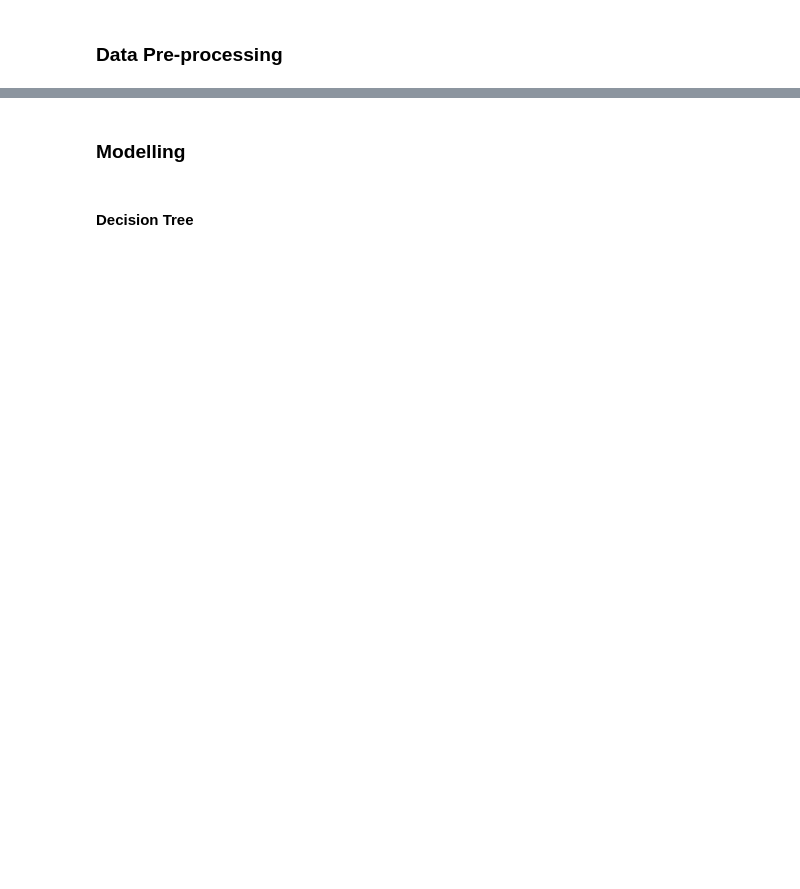
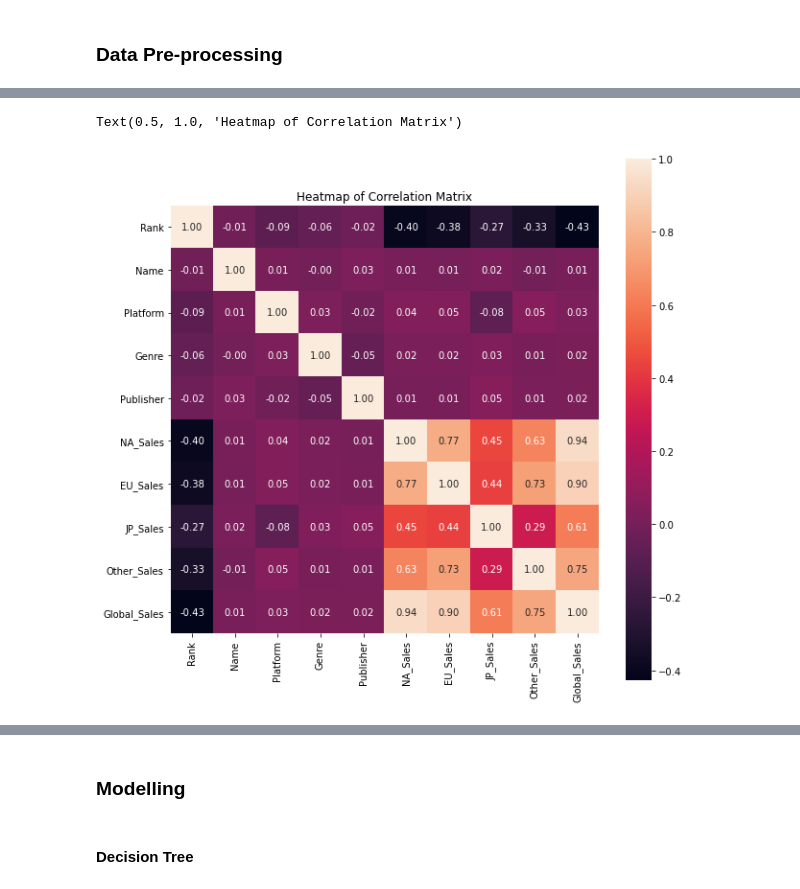
Before and after one commit to RageJohnny/algo_seminararbeit, a Jupyter notebook: TreeBased Models.ipynb, the cells around one changed output, grey strips where cells are left out. Drawn from its saved outputs; the diff is of its cells as text; code cells hidden in the pictures; blank space fills up the shorter version.

```diff
--- a/TreeBased Models.ipynb
+++ b/TreeBased Models.ipynb
@@ -193,2 +187,11 @@ plt.show()
 # %% [markdown]
 ### Data Pre-processing
+# %%
+#Converting all variables into numeric.
+from sklearn import model_selection, preprocessing
+for c in vgsales_data.columns:
+    if vgsales_data[c].dtype == 'object':
+        lbl = preprocessing.LabelEncoder()
+        lbl.fit(list(vgsales_data[c].values))
+        vgsales_data[c] = lbl.transform(list(vgsales_data[c].values))
+vgsales_data.head(3)
@@ -194,0 +204,13 @@ plt.show()
+# %%
+corr=vgsales_data.corr()
+corr = (corr)
+plt.figure(figsize=(10,10))
+ax = sns.heatmap(corr, cbar = True,  square = True, annot=True, fmt= '.2f',annot_kws=
+
+{'size': 10},
+            xticklabels=corr.columns.values,
+            yticklabels=corr.columns.values)
+ax.set_title('Heatmap of Correlation Matrix')
+# %% [output]
+Text(0.5, 1.0, 'Heatmap of Correlation Matrix')
+[figure, added]
```
Also changed, not shown: parts of 50 cells of this notebook, 6 other files.
